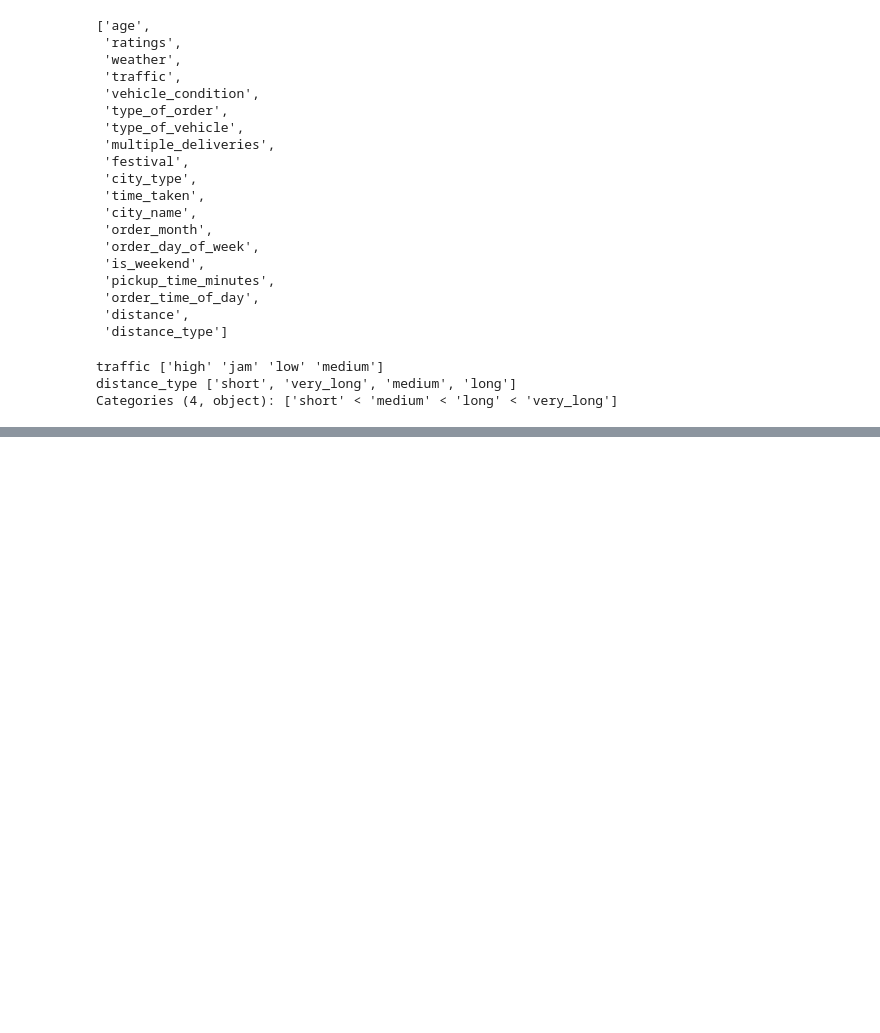
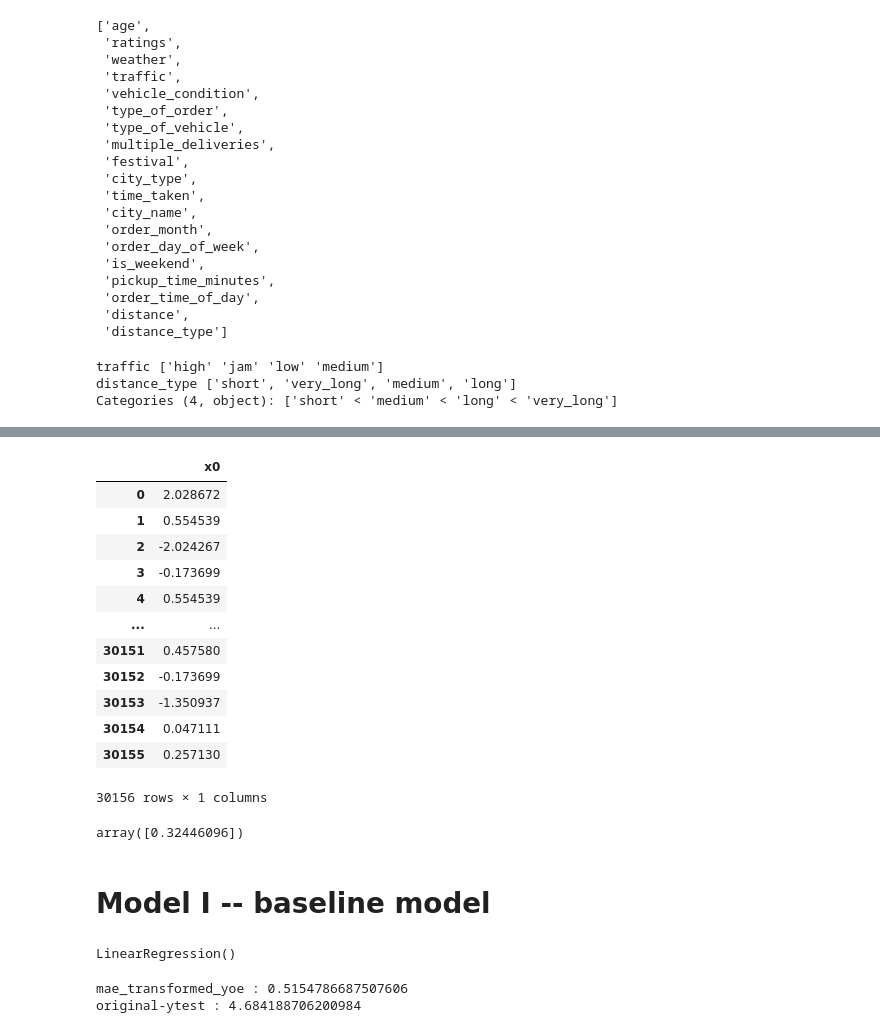
Before and after one commit to rabin20-04/delivery_time_prediction, a Jupyter notebook: notebooks/BaseLine_model.ipynb, the cells around one changed output, grey strips where cells are left out. Saved outputs shown, nothing was run; the diff lists cells and outputs as text; code cells hidden in the pictures; blank space fills up the shorter version.

Commit message:
model : baseline model without imputation completed

```diff
--- a/notebooks/BaseLine_model.ipynb
+++ b/notebooks/BaseLine_model.ipynb
@@ -240,0 +275,47 @@ ColumnTransformer(n_jobs=3, remainder='passthrough',
+# %%
+# yeo=johnson transfor in label
+from sklearn.preprocessing import PowerTransformer
+
+pt = PowerTransformer()
+
+y_train_transformed = pt.fit_transform(ytrain.values.reshape(-1, 1))
+y_test_transformed = pt.transform(ytest.values.reshape(-1, 1))
+# %%
+y_train_transformed
+# %% [output]
+|  | x0 |
+| 0 | 2.028672 |
+| 1 | 0.554539 |
+| 2 | -2.024267 |
+| 3 | -0.173699 |
+| 4 | 0.554539 |
+| ... | ... |
+| 30151 | 0.457580 |
+| 30152 | -0.173699 |
+| 30153 | -1.350937 |
+| 30154 | 0.047111 |
+| 30155 | 0.257130 |
+30156 rows × 1 columns
+# %%
+pt.lambdas_
+# %% [output]
+array([0.32446096])
+# %% [markdown]
+# Model I -- baseline model
+# %%
+from sklearn.linear_model import LinearRegression
+
+lr = LinearRegression()
+lr.fit(xtrain_transform, y_train_transformed)
+# %% [output]
+LinearRegression()
+# %%
+transformed_res = lr.predict(xtest_transform)
+print("mae_transformed_yoe :", mean_absolute_error(y_test_transformed, transformed_res))
+lr1 = LinearRegression()
+lr1.fit(xtrain_transform, ytrain)
+original_pred = lr1.predict(xtest_transform)
+print("original-ytest :", mean_absolute_error(ytest, original_pred))
+# %% [output]
+mae_transformed_yoe : 0.5154786687507606
+original-ytest : 4.684188706200984
```
Also changed, not shown: parts of 23 cells of this notebook.
